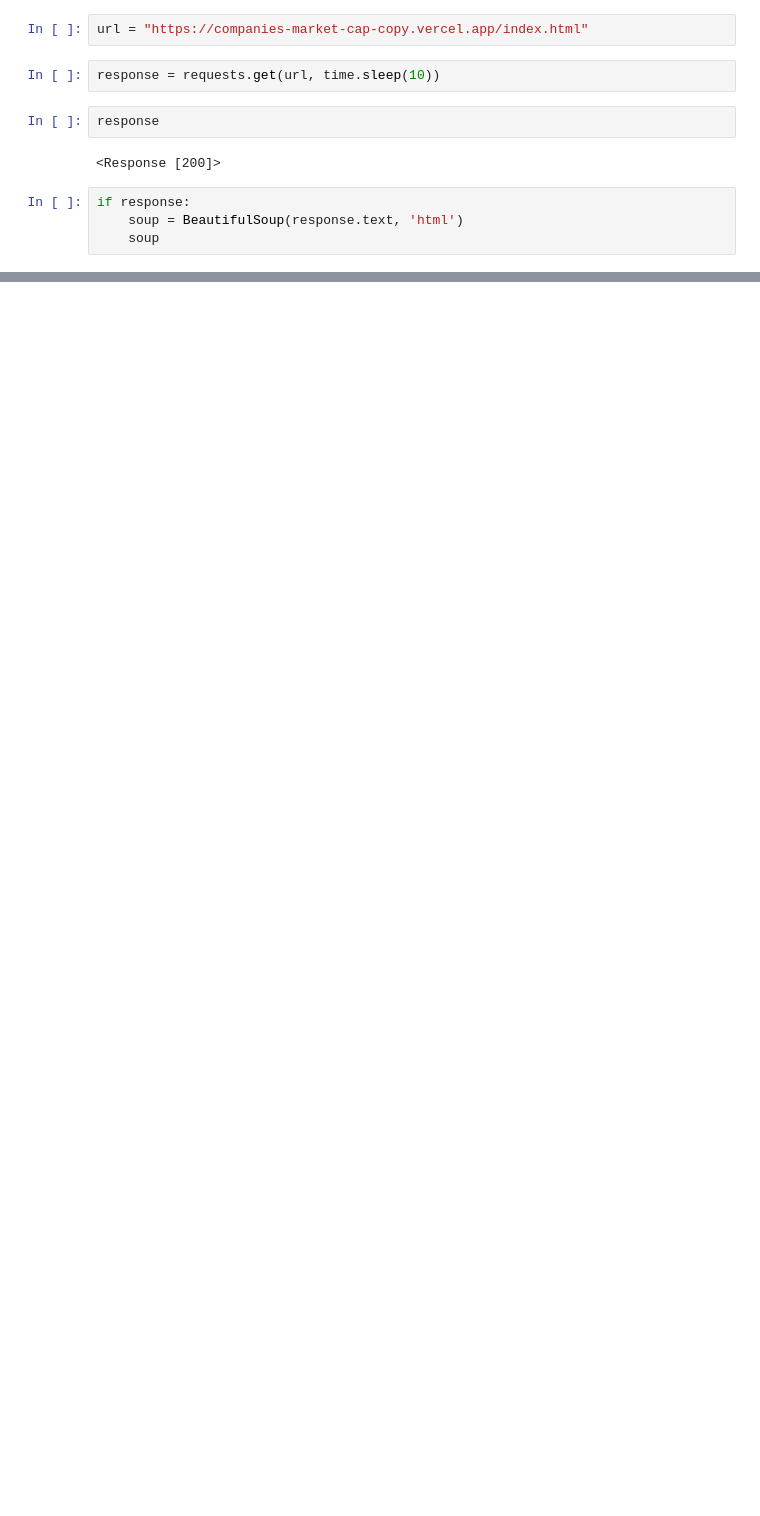
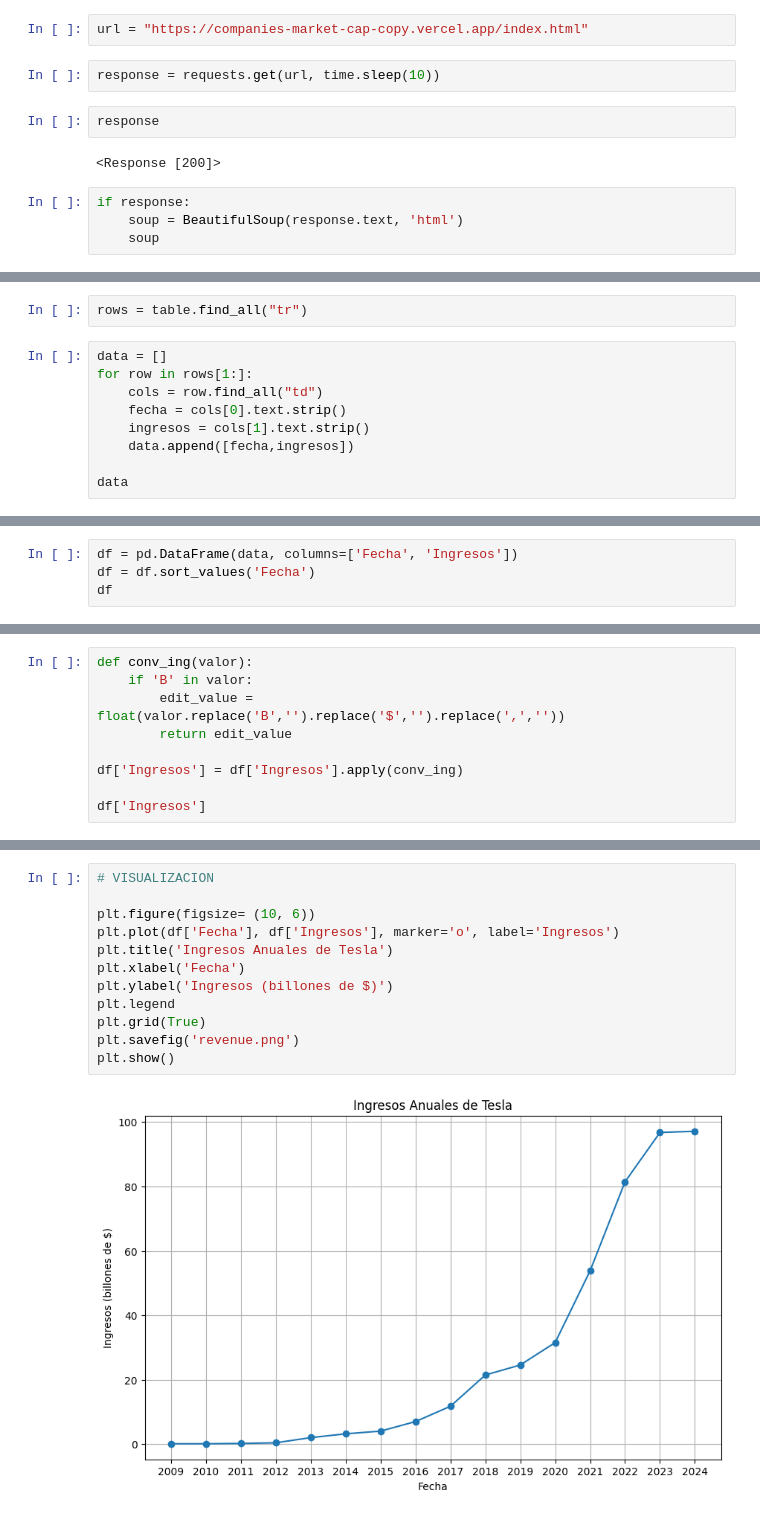
Before and after one commit to GiussepeMarreros/web-scraping-project-tutorial, a Jupyter notebook: src/explore.es.ipynb, the cells around one changed output, grey strips where cells are left out. Drawn from its saved outputs; the diff is of its cells as text; blank space fills up the shorter version.

```diff
--- a/src/explore.es.ipynb
+++ b/src/explore.es.ipynb
@@ -44,0 +41,11 @@ evolucion_anual = soup.find_all('span', class_=)
+# %%
+rows = table.find_all("tr")
+# %%
+data = []
+for row in rows[1:]:
+    cols = row.find_all("td")
+    fecha = cols[0].text.strip()
+    ingresos = cols[1].text.strip()
+    data.append([fecha,ingresos])
+
+data
@@ -44,0 +69,4 @@ evolucion_anual = soup.find_all('span', class_=)
+# %%
+df = pd.DataFrame(data, columns=['Fecha', 'Ingresos'])
+df = df.sort_values('Fecha')
+df
@@ -44,0 +91,9 @@ evolucion_anual = soup.find_all('span', class_=)
+# %%
+def conv_ing(valor):
+    if 'B' in valor:
+        edit_value = float(valor.replace('B','').replace('$','').replace(',',''))
+        return edit_value
+
+df['Ingresos'] = df['Ingresos'].apply(conv_ing)
+
+df['Ingresos']
@@ -44,0 +137,14 @@ evolucion_anual = soup.find_all('span', class_=)
+# %%
+# VISUALIZACION
+
+plt.figure(figsize= (10, 6))
+plt.plot(df['Fecha'], df['Ingresos'], marker='o', label='Ingresos')
+plt.title('Ingresos Anuales de Tesla')
+plt.xlabel('Fecha')
+plt.ylabel('Ingresos (billones de $)')
+plt.legend
+plt.grid(True)
+plt.savefig('revenue.png')
+plt.show()
+# %% [output]
+[figure, added]
```
Also changed, not shown: parts of 11 cells of this notebook, 2 other files.
